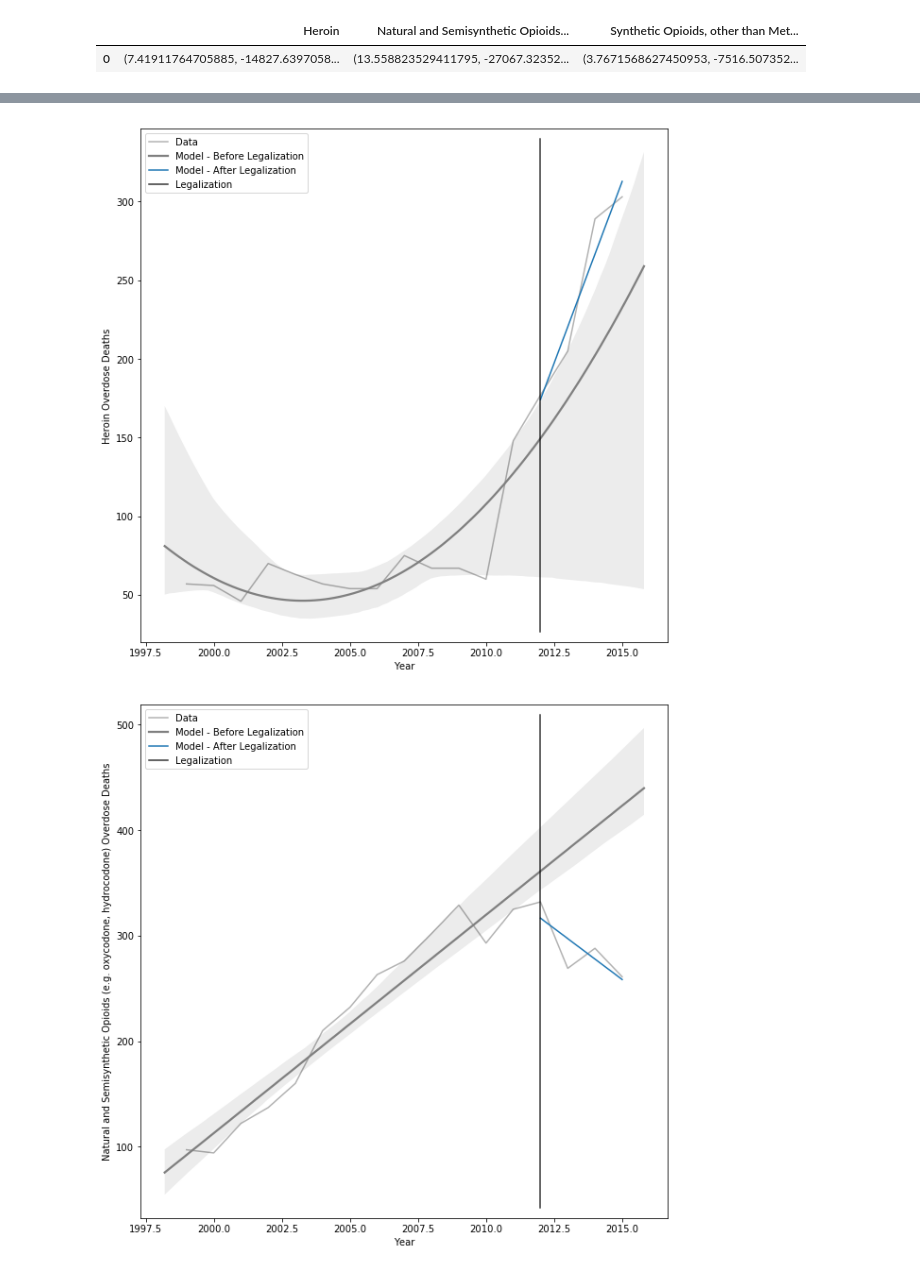
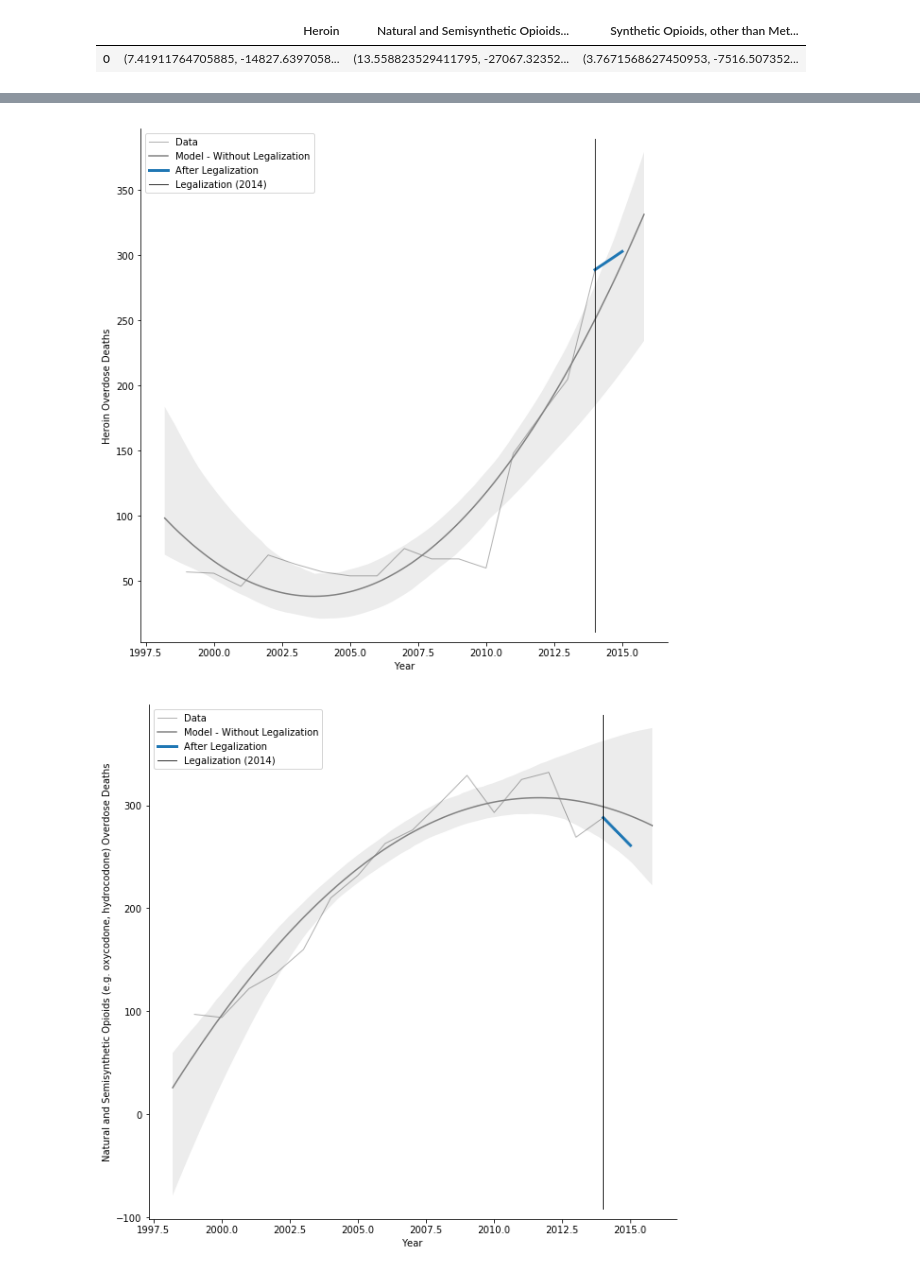
Before and after one commit to displaced-lobster/BDC2019, a Jupyter notebook: Recreational Cannabis.ipynb, the cells around one changed output, grey strips where cells are left out. Saved outputs shown, nothing was run; the diff lists cells and outputs as text; code cells hidden in the pictures.

```diff
--- a/Recreational Cannabis.ipynb
+++ b/Recreational Cannabis.ipynb
@@ -183,8 +186,8 @@ overdose_col_slopes
 overdose_col_before = overdose_col[overdose_col['Year'] <= 2014]
 overdose_col_after = overdose_col[overdose_col['Year'] >= 2014]
 
-overdose_wash_before = overdose_wash[overdose_wash['Year'] <= 2012]
-overdose_wash_after = overdose_wash[overdose_wash['Year'] >= 2012]
+overdose_wash_before = overdose_wash[overdose_wash['Year'] <= 2014]
+overdose_wash_after = overdose_wash[overdose_wash['Year'] >= 2014]
 # %%
 overdose_col_before_lines = calculate_slopes(overdose_col_before, od_columns[1:])
 overdose_col_after_lines = calculate_slopes(overdose_col_after, od_columns[1:])
@@ -206,8 +209,8 @@ def make_model(lines, years):
 overdose_col_before_model = make_model(overdose_col_before_lines, [1999, 2014])
 overdose_col_after_model = make_model(overdose_col_after_lines, [2014, 2015])
 
-overdose_wash_before_model = make_model(overdose_wash_before_lines, [1999, 2012])
-overdose_wash_after_model = make_model(overdose_wash_after_lines, [2012, 2015])
+overdose_wash_before_model = make_model(overdose_wash_before_lines, [1999, 2014])
+overdose_wash_after_model = make_model(overdose_wash_after_lines, [2014, 2015])
 # %%
 plt.figure(figsize=(10, 10))
 ax = sns.lineplot(x='Year', y='Heroin', data=overdose_col, color=GREY, label='Data')
@@ -223,11 +226,14 @@ plt.show()
 # %%
-def plot_models(label, data, data_before, model_after, ylabel, leg_year, order=1, year='Year'):
+def plot_models(label, data, data_before, model_after, ylabel, leg_year=2014, order=1, year='Year'):
     plt.figure(figsize=(10, 10))
     ax = sns.lineplot(x=year, y=label, data=data, color=GREY, label='Data', ci=None)
-    ax = sns.regplot(x=year, y=label, data=data_before, label='Model - Before Legalization',
+    ax = sns.regplot(x=year, y=label, data=data_before, label='Model - Without Legalization',
                      order=order, scatter=False, color=GREY1)
-    ax = sns.lineplot(x='Year', y=label, data=model_after, label='Model - After Legalization')
-    plt.axvline(leg_year, 0.02, 0.98, c=DARKGREY, label='Legalization')
+    sns.set_context(rc={"lines.linewidth": 3})
+    ax = sns.lineplot(x='Year', y=label, data=model_after, label='After Legalization')
+    sns.set_context(rc={"lines.linewidth": 1})
+    sns.despine()
+    plt.axvline(leg_year, 0.02, 0.98, c=DARKGREY, label='Legalization (' + str(leg_year) + ')')
     plt.ylabel(ylabel)
     plt.legend(loc='upper left')
     plt.show()
@@ -249,12 +255,12 @@ plot_models(od_columns[4], overdose_col, overdose_col_before, overdose_col_after
 # %%
 plot_models(od_columns[2], overdose_wash, overdose_wash_before, overdose_wash_after_model,
-           od_columns[2] + ' Overdose Deaths', 2012, order=2)
+           od_columns[2] + ' Overdose Deaths', order=2)
 # %% [output]
-[figure, old version]
+[figure, new version]
 # %%
 plot_models(od_columns[3], overdose_wash, overdose_wash_before, overdose_wash_after_model,
-           od_columns[3] + ' Overdose Deaths', 2012)
+           od_columns[3] + ' Overdose Deaths', order=2)
 # %% [output]
-[figure, old version]
+[figure, new version]
 # %%
 plot_models(od_columns[4], overdose_wash, overdose_wash_before, overdose_wash_after_model,
```
Also changed, not shown: parts of 30 cells of this notebook, 18 other files.
